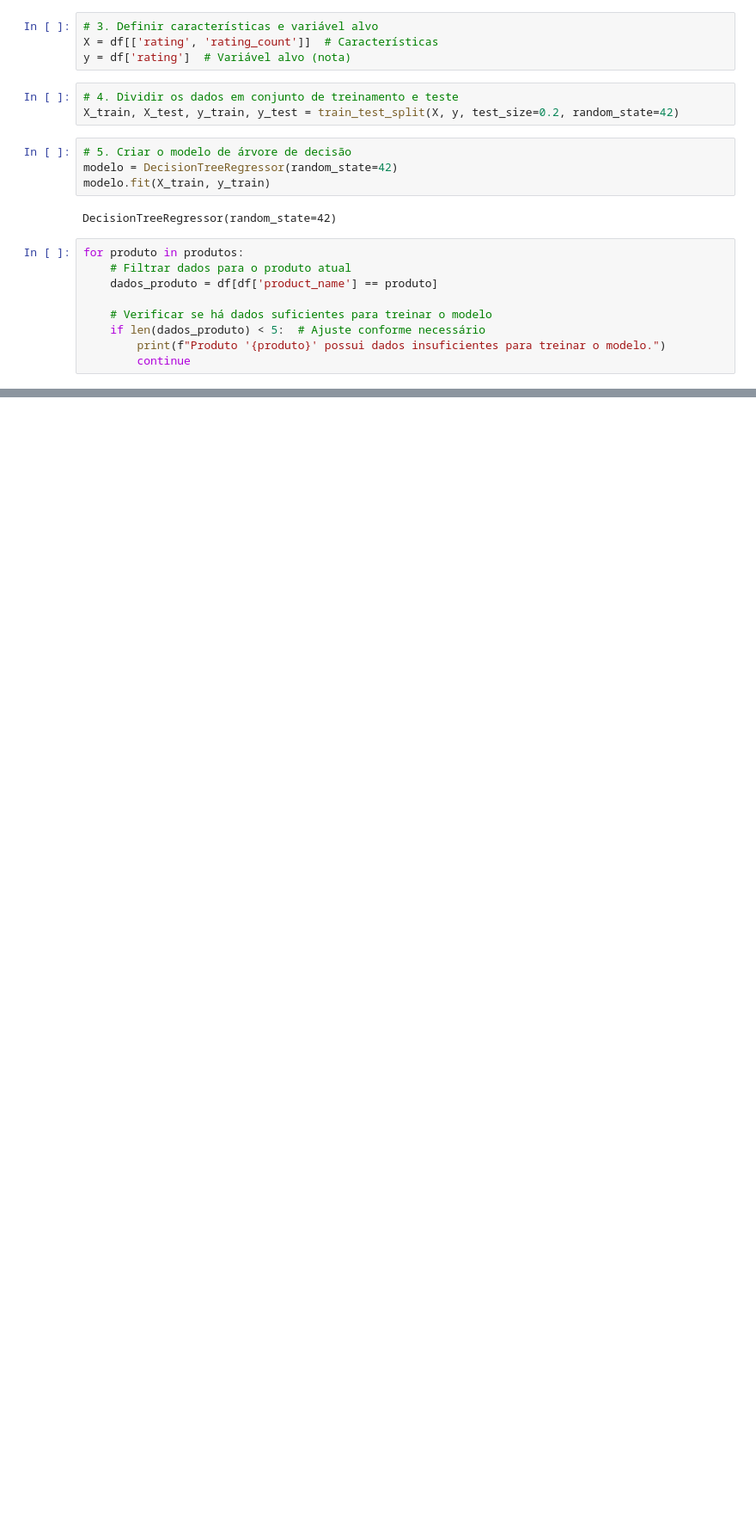
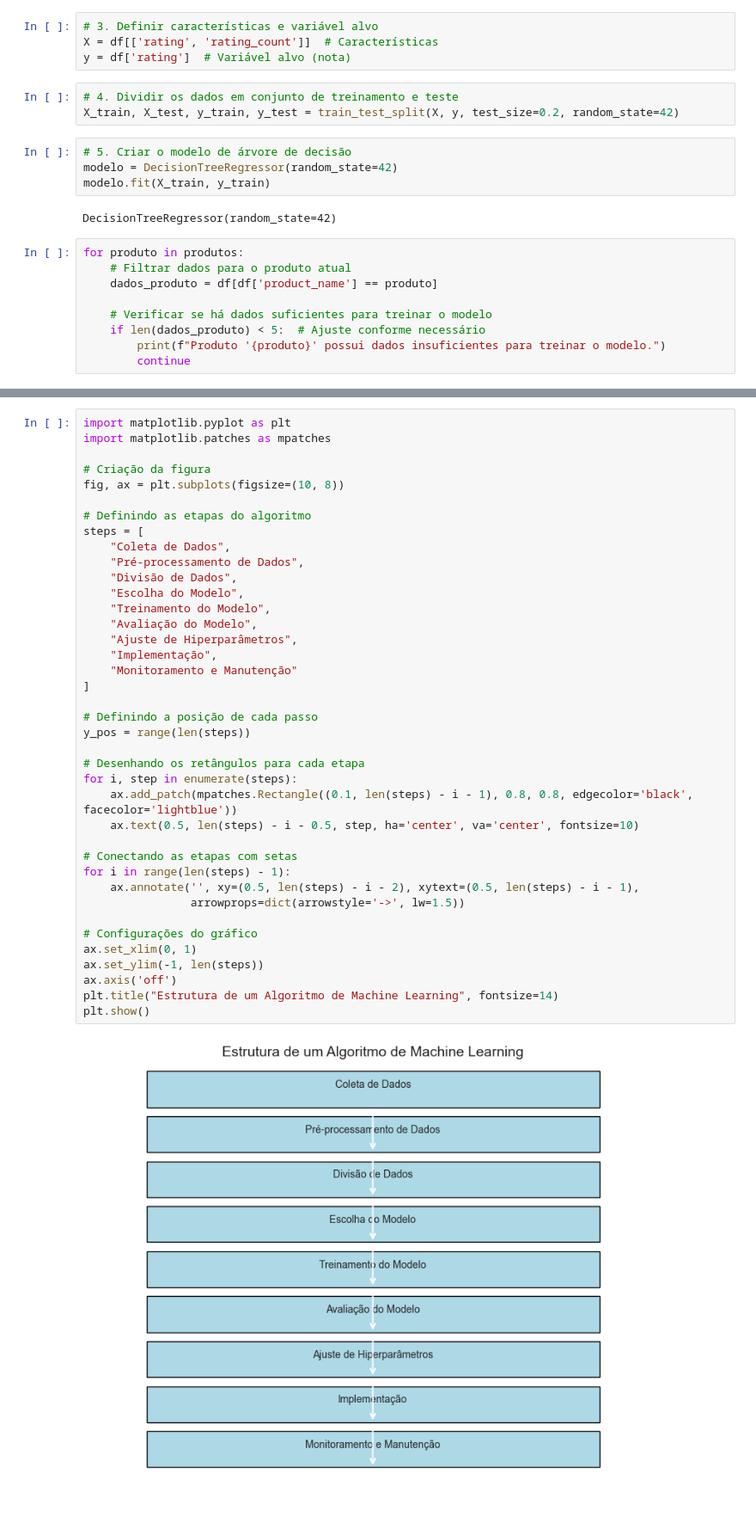
Before and after one commit to marco-gomes2307/Formativa_IABD_2sem, a Jupyter notebook: Somativa.ipynb, the cells around one changed output, grey strips where cells are left out. Shown at 86% size. Cells and saved outputs as stored; diff of their text form; blank space fills up the shorter version.

```diff
--- a/Somativa.ipynb
+++ b/Somativa.ipynb
@@ -393 +418,42 @@ See the caveats in the documentation: https://pandas.pydata.org/pandas-docs/stab
 ... (12 outputs left out)
+# %%
+import matplotlib.pyplot as plt
+import matplotlib.patches as mpatches
+
+# Criação da figura
+fig, ax = plt.subplots(figsize=(10, 8))
+
+# Definindo as etapas do algoritmo
+steps = [
+    "Coleta de Dados",
+    "Pré-processamento de Dados",
+    "Divisão de Dados",
+    "Escolha do Modelo",
+    "Treinamento do Modelo",
+    "Avaliação do Modelo",
+    "Ajuste de Hiperparâmetros",
+    "Implementação",
+    "Monitoramento e Manutenção"
+]
+
+# Definindo a posição de cada passo
+y_pos = range(len(steps))
+
+# Desenhando os retângulos para cada etapa
+for i, step in enumerate(steps):
+    ax.add_patch(mpatches.Rectangle((0.1, len(steps) - i - 1), 0.8, 0.8, edgecolor='black', facecolor='lightblue'))
+    ax.text(0.5, len(steps) - i - 0.5, step, ha='center', va='center', fontsize=10)
+
+# Conectando as etapas com setas
+for i in range(len(steps) - 1):
+    ax.annotate('', xy=(0.5, len(steps) - i - 2), xytext=(0.5, len(steps) - i - 1),
+                arrowprops=dict(arrowstyle='->', lw=1.5))
+
+# Configurações do gráfico
+ax.set_xlim(0, 1)
+ax.set_ylim(-1, len(steps))
+ax.axis('off')
+plt.title("Estrutura de um Algoritmo de Machine Learning", fontsize=14)
+plt.show()
+# %% [output]
+[figure, added]
```
Also changed, not shown: parts of 8 cells of this notebook, 3 other files.
